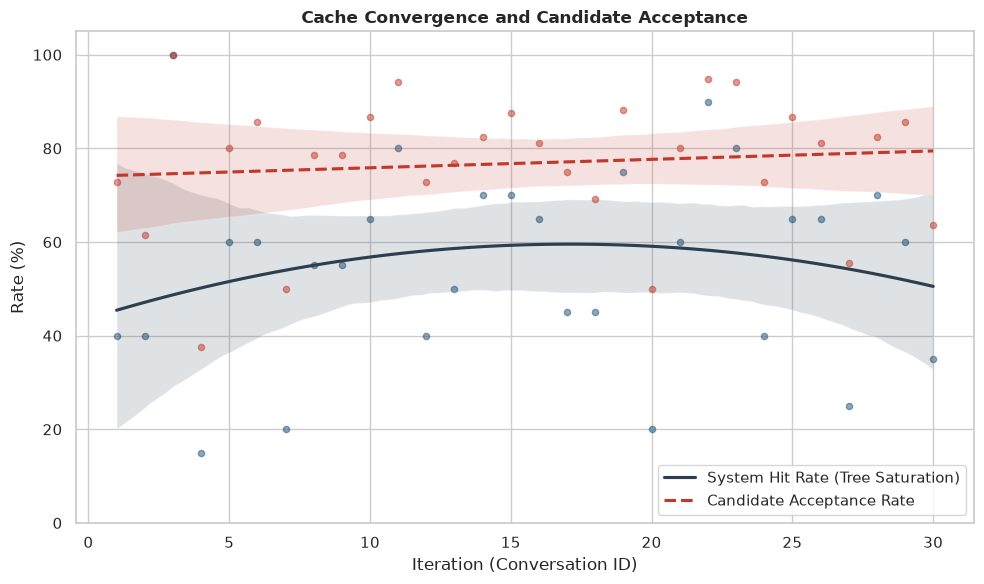
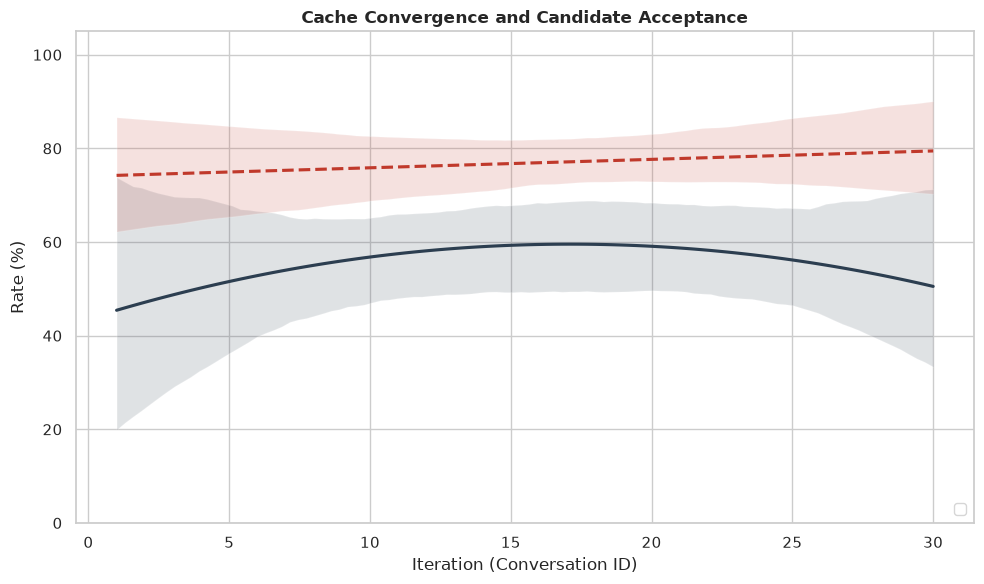
Code edit (unified diff) that turned the first committed figure into the second:
--- before
+++ after
@@ -11,20 +11,27 @@
 acceptance_rate = df_candidates_only.groupby('conversation_id')['cache_accepted'].mean() * 100
 
+# Plot
+fig, ax = plt.subplots(figsize=(10, 6))
 
-# plot
-plt.figure(figsize=(10, 6))
-sns.regplot(x=system_hit_rate.index, y=system_hit_rate.values,
-            scatter_kws={'alpha': 0.5, 'color': C_PRIMARY, 's': 20},
-            line_kws={'color': C_DARK, 'label': 'System Hit Rate (Tree Saturation)'},
-            order=2)
-sns.regplot(x=acceptance_rate.index, y=acceptance_rate.values,
-            scatter_kws={'alpha': 0.5, 'color': C_SECONDARY, 'marker': 'x', 's': 20},
-            line_kws={'color': C_SECONDARY, 'linestyle': '--', 'label': 'Candidate Acceptance Rate'},
-            order=1)
-plt.title('Cache Convergence and Candidate Acceptance', fontweight='bold')
-plt.xlabel('Iteration (Conversation ID)')
-plt.ylabel('Rate (%)')
-plt.ylim(0, 105)
-plt.legend(loc='lower right')
+sns.regplot(x='iteration', y='hit_rate', data=conv_stats,
+            scatter=False,
+            line_kws={'color': C_PRIMARY, 'linewidth': 2.5, 'label': 'System Hit Rate (all turns)'},
+            order=2, ax=ax)
+sns.regplot(x='iteration', y='acceptance_rate', data=cand_stats,
+            scatter=False,
+            line_kws={'color': C_SECONDARY, 'linewidth': 2.5, 'linestyle': '--', 'label': 'Candidate Acceptance Rate'},
+            order=1, ax=ax)
+
+ax.set_title('Cache Convergence Over Iterations', fontweight='bold', fontsize=14)
+ax.set_xlabel('Conversation Iteration (per Root Issue)', fontsize=12)
+ax.set_ylabel('Rate (%)', fontsize=12)
+ax.set_ylim(0, 105)
+ax.legend(loc='lower right', fontsize=11)
+ax.grid(axis='y', linestyle='--', alpha=0.7)
+
+ax.text(0.02, 0.02,
+    f'Regression over {len(conv_stats)} conversations across {conv_stats["uid"].nunique()} root issues',
+    transform=ax.transAxes, fontsize=9, style='italic', va='bottom')
+
 plt.tight_layout()
 plt.savefig('cache_convergence_combined.pdf')

Commit: FIX: remove dots from plot